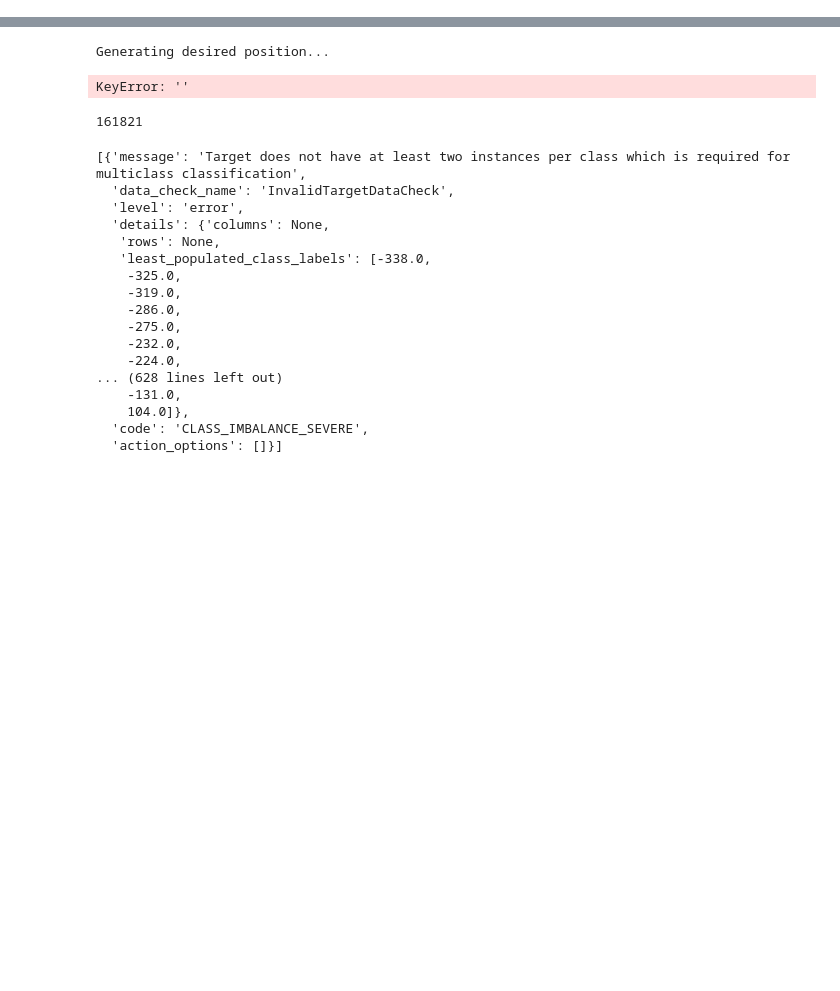
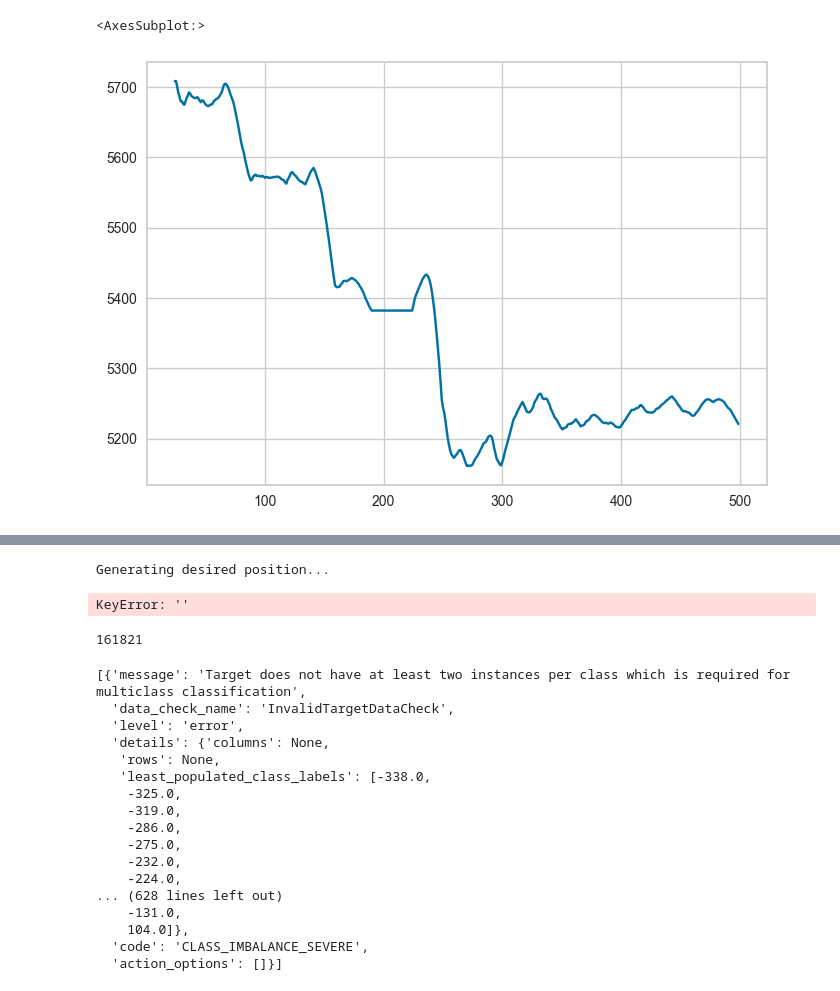
Before and after one commit to lianlongbagua/ml_rf_project, a Jupyter notebook: notebooks/evalml_exploration.ipynb, the cells around one changed output, grey strips where cells are left out. Drawn from its saved outputs; the diff is of its cells as text; code cells hidden in the pictures; blank space fills up the shorter version.

```diff
--- a/notebooks/evalml_exploration.ipynb
+++ b/notebooks/evalml_exploration.ipynb
@@ -10,0 +24,10 @@ from sklearn.model_selection import train_test_split
+# %%
+df["slope"] = ta.LINEARREG_SLOPE(df.close, 25)
+df["residual"] = df.close - ta.LINEARREG(df.close, 25)
+# %%
+df["intercept"] = ta.LINEARREG_INTERCEPT(df.close, 25)
+# %%
+df.intercept[:500].plot()
+# %% [output]
+<AxesSubplot:>
+[figure, added]
```
Also changed, not shown: parts of 19 cells of this notebook, 2 other files.
